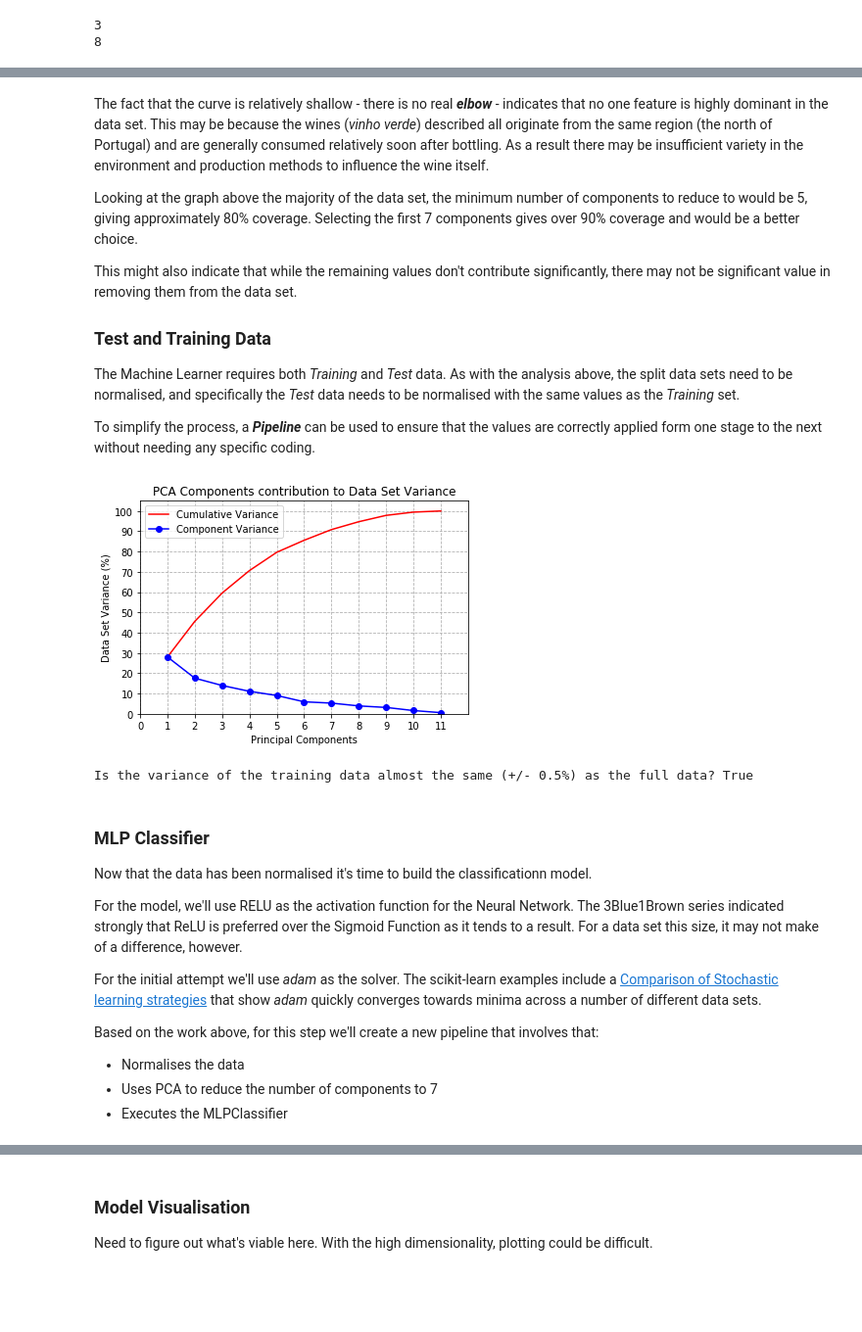
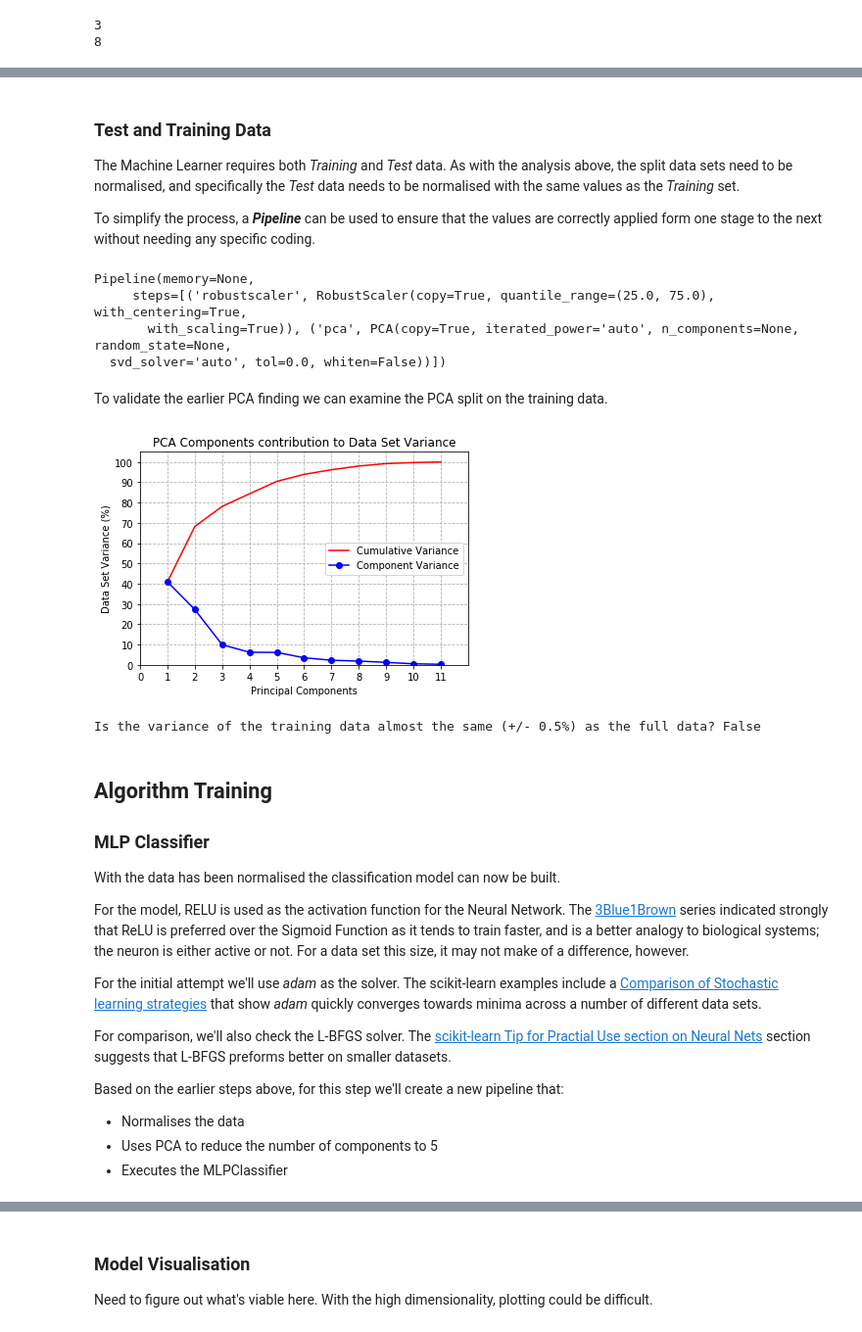
Before and after one commit to vipulpopat/MSCAI_CE4021_Project, a Jupyter notebook: GroupProject_18195326.ipynb, the cells around one changed output, grey strips where cells are left out. Shown at 98% size. Drawn from its saved outputs; the diff is of its cells as text; code cells hidden in the pictures; blank space fills up the shorter version.

```diff
--- a/GroupProject_18195326.ipynb
+++ b/GroupProject_18195326.ipynb
@@ -140,48 +203,51 @@ plot_pca_variance(full_cumulative_vr, full_variance_ratio)
 # %% [markdown]
-The fact that the curve is relatively shallow - there is no real **_elbow_** - indicates that no one feature is highly dominant in the data set.  This may be because the wines (_vinho verde_) described all originate from the same region (the north of Portugal) and are generally consumed relatively soon after bottling.  As a result there may be insufficient variety in the environment and production methods to influence the wine itself.
-
-Looking at the graph above the majority of the data set, the minimum number of components to reduce to would be 5, giving approximately 80% coverage.  Selecting the first 7 components gives over 90% coverage and would be a better choice.
-
-This might also indicate that while the remaining values don't contribute significantly, there may not be significant value in removing them from the data set.
-
-
 ### Test and Training Data
 
 The Machine Learner requires both _Training_ and _Test_ data.  As with the analysis above, the split data sets need to be normalised, and specifically the _Test_ data needs to be normalised with the same values as the _Training_ set.
 
 To simplify the process, a **_Pipeline_** can be used to ensure that the values are correctly applied form one stage to the next without needing any specific coding.
+# %%
+wine_data_train, wine_data_test, wine_target_train, wine_target_test = train_test_split(wine_data, new_wine_target, test_size=0.2, random_state=42)
+
+# Now construct the Pipline for scaling and PCA
+pline = pipeline.make_pipeline(preprocessing.RobustScaler(), PCA())
+pline.fit(wine_data_train, wine_target_train)
+# %% [output]
+Pipeline(memory=None,
+     steps=[('robustscaler', RobustScaler(copy=True, quantile_range=(25.0, 75.0), with_centering=True,
+       with_scaling=True)), ('pca', PCA(copy=True, iterated_power='auto', n_components=None, random_state=None,
+  svd_solver='auto', tol=0.0, whiten=False))])
+# %% [markdown]
+To validate the earlier PCA finding we can examine the PCA split on the training data.
 # %%
-wine_data_train, wine_data_test, wine_target_train, wine_target_test = train_test_split(wine_data, new_wine_target, test_size=0.2, random_state=42)
-
-# TODO: Here's where we do cross validation
-
-# Now construct the Pipline for scaling and PCA
-pline = pipeline.make_pipeline(preprocessing.StandardScaler(), PCA())
-pline.fit(wine_data_train, wine_target_train)
-
 training_pca = pline.named_steps['pca']
 
 training_variance_ratio = training_pca.explained_variance_ratio_*100
 training_cumulative_vr = np.cumsum(training_variance_ratio)
 
 plot_pca_variance(training_cumulative_vr, training_variance_ratio)
 
 print(f"Is the variance of the training data almost the same (+/- 0.5%) as the full data? {np.allclose(full_variance_ratio, training_variance_ratio, atol=0.5)}")
 # %% [output]
-[figure, old version]
+[figure, new version]
-Is the variance of the training data almost the same (+/- 0.5%) as the full data? True
+Is the variance of the training data almost the same (+/- 0.5%) as the full data? False
 # %% [markdown]
+## Algorithm Training
+
+
 ### MLP Classifier
 
-Now that the data has been normalised it's time to build the classificationn model.
+With the data has been normalised the classification model can now be built.
 
-For the model, we'll use RELU as the activation function for the Neural Network.  The 3Blue1Brown series indicated strongly that ReLU is preferred over the Sigmoid Function as it tends to a result.  For a data set this size, it may not make of a difference, however.
+For the model, RELU is used as the activation function for the Neural Network.  The [3Blue1Brown](https://youtu.be/aircAruvnKk?list=PLZHQObOWTQDNU6R1_67000Dx_ZCJB-3pi&t=1024) series indicated strongly that ReLU is preferred over the Sigmoid Function as it tends to train faster, and is a better analogy to biological systems; the neuron is either active or not.  For a data set this size, it may not make of a difference, however.
 
 For the initial attempt we'll use _adam_ as the solver.  The scikit-learn examples include a [Comparison of Stochastic learning strategies](https://scikit-learn.org/stable/auto_examples/neural_networks/plot_mlp_training_curves.html#sphx-glr-auto-examples-neural-networks-plot-mlp-training-curves-py) that show _adam_ quickly converges towards minima across a number of different data sets.
 
-Based on the work above, for this step we'll create a new pipeline that involves that:
+For comparison, we'll also check the L-BFGS solver.  The [scikit-learn Tip for Practial Use section on Neural Nets](https://scikit-learn.org/stable/modules/neural_networks_supervised.html#tips-on-practical-use) section suggests that L-BFGS preforms better on smaller datasets.
+
+Based on the earlier steps above, for this step we'll create a new pipeline that:
 
 * Normalises the data
-* Uses PCA to reduce the number of components to 7
+* Uses PCA to reduce the number of components to 5
 * Executes the MLPClassifier
 # %%
```
Also changed, not shown: parts of 34 cells of this notebook, 3 other files.
